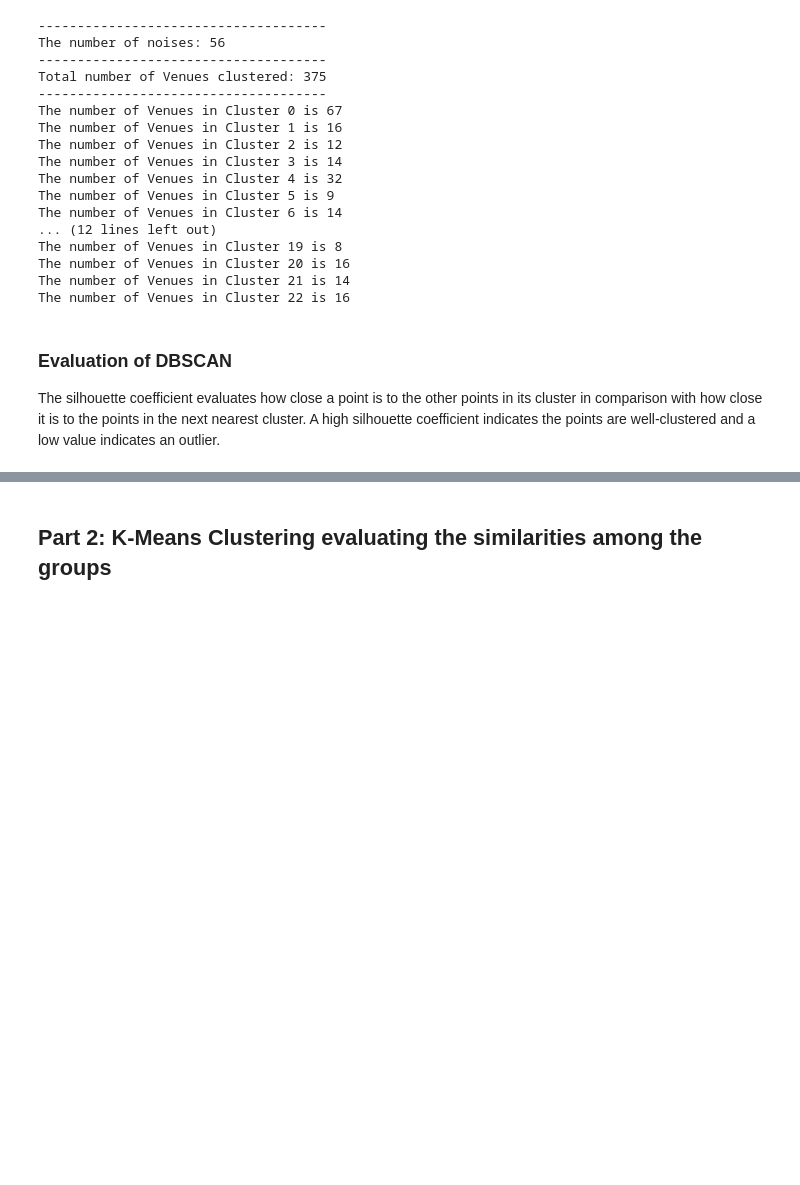
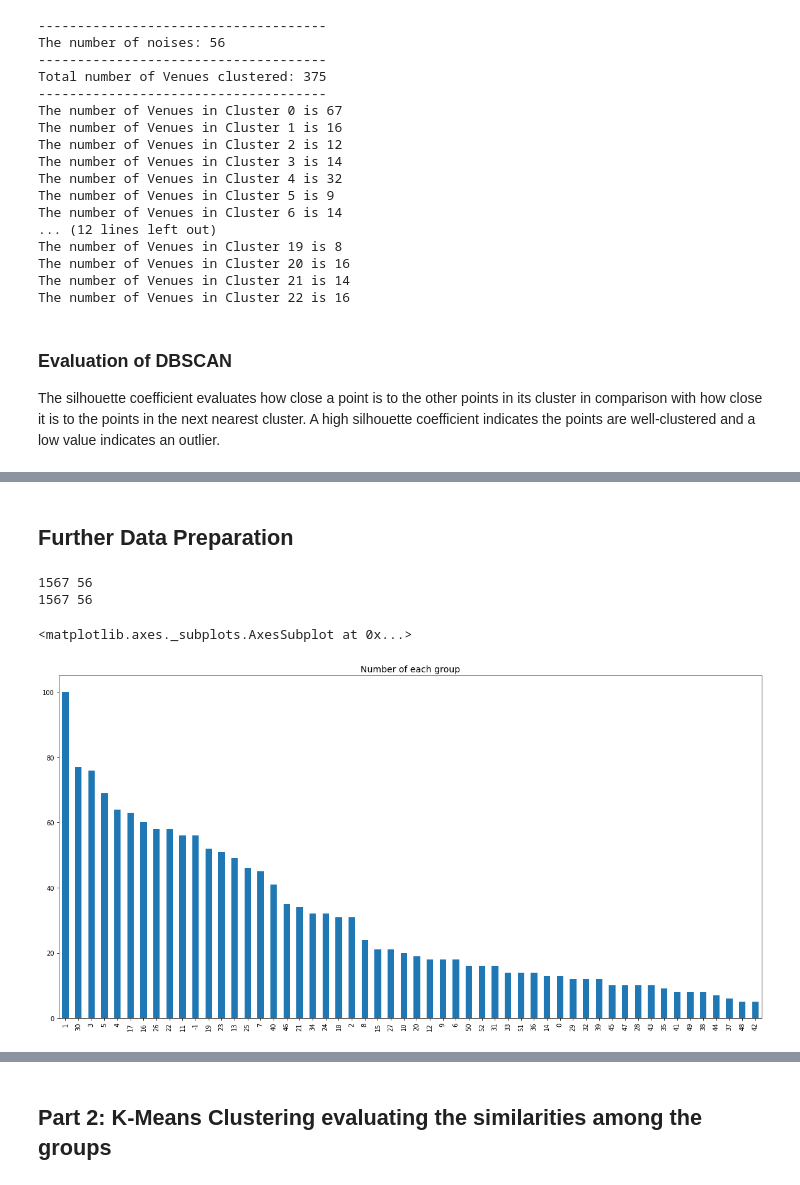
Before and after one commit to nji3/Coursera_Capstone, a Jupyter notebook: Neighborhoods_in_West_Los_Angeles.ipynb, the cells around one changed output, grey strips where cells are left out. Saved outputs shown, nothing was run; the diff lists cells and outputs as text; code cells hidden in the pictures; blank space fills up the shorter version.

```diff
--- a/Neighborhoods_in_West_Los_Angeles.ipynb
+++ b/Neighborhoods_in_West_Los_Angeles.ipynb
@@ -157,6 +215,7 @@ from sklearn.cluster import DBSCAN
 from sklearn import metrics
 
 # represent points consistently as (lat, lng)
+coords_ids = dat.id.values
 coords = dat.as_matrix(columns=['lat', 'lng'])
 
 # define the number of kilometers in one radian
@@ -246,6 +305,8 @@ The number of Venues in Cluster 30 is 10
 # %%
 # noises' coordinates
 coords_noise = coords[cluster_labels==-1]
+coords1_ids = coords_ids[cluster_labels!=-1]
+coords_noise_ids = coords_ids[cluster_labels==-1]
 
 # define the number of kilometers in one radian
 kms_per_radian = 6371.0088
@@ -346,0 +412,26 @@ Second Clustering Silhouette coefficient: 0.142
+# %% [markdown]
+## Further Data Preparation
+# %%
+# Group labels and the noise
+cluster1_max = max(list(cluster_labels[cluster_labels!=-1]))
+labels = list(cluster_labels[cluster_labels!=-1]) + [lb + cluster1_max for lb in list(cluster_noise_labels[cluster_noise_labels!=-1])]
+labels_noise = list(cluster_noise_labels[cluster_noise_labels==-1])
+print(len(labels),len(labels_noise))
+
+# Grouped ids and noise ids
+ids = list(coords_ids[cluster_labels!=-1]) + list(coords_noise_ids[cluster_noise_labels!=-1])
+ids_noise = list(coords_noise_ids[cluster_noise_labels==-1])
+print(len(ids),len(ids_noise))
+# %% [output]
+1567 56
+1567 56
+# %%
+# Dataset for the spatial clustering groups
+groups_dict = {'id' : ids + ids_noise, 'groups' : labels + labels_noise}
+groups = pd.DataFrame.from_dict(groups_dict)
+fig = plt.figure(figsize=(20, 10))
+plt.title('Number of each group',fontsize=14)
+groups.groups.value_counts().plot(kind='bar')
+# %% [output]
+<matplotlib.axes._subplots.AxesSubplot at 0x...>
+[figure, added]
```
Also changed, not shown: parts of 13 cells of this notebook.
